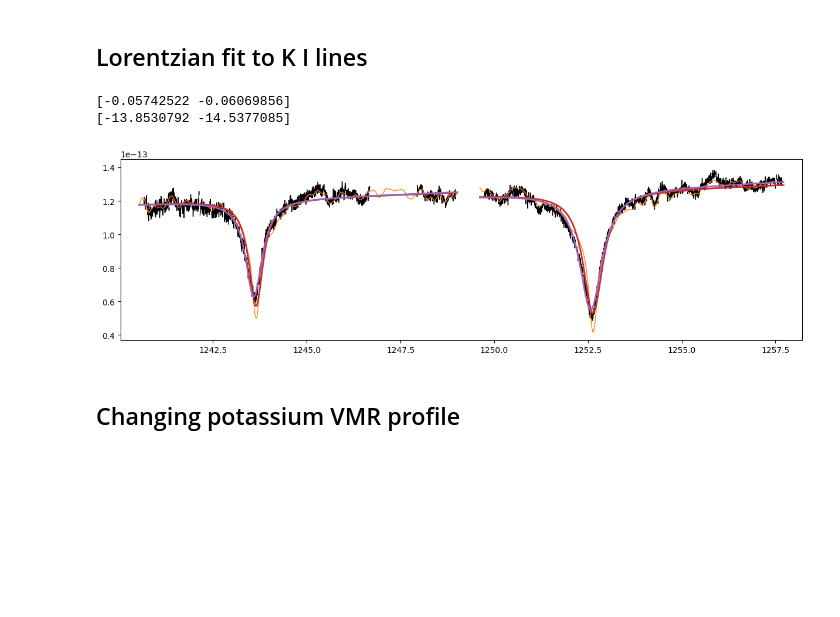
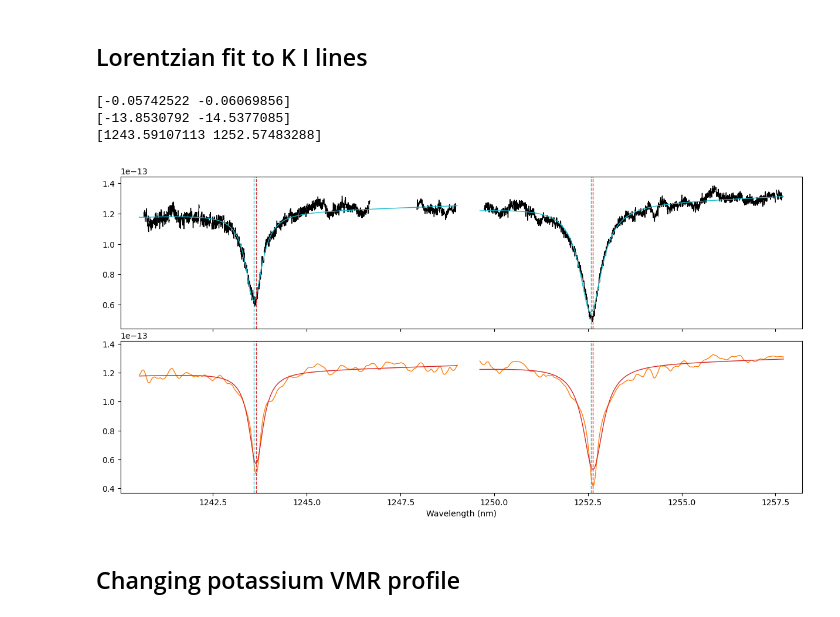
Before and after one commit to samderegt/retrieval_base, a Jupyter notebook: Luhman_16/test_K_lines.ipynb, the cells around one changed output. Cells and saved outputs as stored; diff of their text form; code cells hidden in the pictures; blank space fills up the shorter version.

```diff
--- a/Luhman_16/test_K_lines.ipynb
+++ b/Luhman_16/test_K_lines.ipynb
@@ -207,14 +207,12 @@ plt.show()
 # %%
 import petitRADTRANS.nat_cst as nc
 
-fig, ax = plt.subplots(figsize=(15,4), ncols=1)
+fig, ax = plt.subplots(figsize=(15,7), nrows=2, sharex=True, gridspec_kw={'hspace':0.08})
 
 order = 5
 for j in range(d_spec.n_dets):
-    ax.plot(d_spec.wave[order,j], d_spec.flux[order,j], c='k', lw=1)
-
-for j in range(d_spec.n_dets):
-    ax.plot(d_spec.wave[order,j], LogLike.f[order,j]*m_spec.flux[order,j], c='C1', lw=1)
+    ax[0].plot(d_spec.wave[order,j], d_spec.flux[order,j], c='k', lw=1)
+    ax[1].plot(d_spec.wave[order,j], LogLike.f[order,j]*m_spec.flux[order,j], c='C1', lw=1)
 
 from astropy.modeling.models import Lorentz1D, Linear1D, Const1D, Voigt1D
 from astropy.modeling.fitting import LevMarLSQFitter
@@ -232,7 +230,7 @@ s1 = Lorentz1D(amplitude=-1e-13, x_0=1243.6, fwhm=0.7) + \
 s = fit(
     s1, d_spec.wave[order,0], LogLike.f[order,0]*m_spec.flux[order,0]
     )
-ax.plot(d_spec.wave[order,0], s(d_spec.wave[order,0]), c='C3', lw=2)
+ax[1].plot(d_spec.wave[order,0], s(d_spec.wave[order,0]), c='C3', lw=1)
 K_I_pRT = [s.x_0_0.value]
 
 s1 = Lorentz1D(amplitude=-1e-13, x_0=1252.6, fwhm=0.7) + \
@@ -241,43 +239,54 @@ s1 = Lorentz1D(amplitude=-1e-13, x_0=1252.6, fwhm=0.7) + \
 s = fit(
     s1, d_spec.wave[order,1], LogLike.f[order,1]*m_spec.flux[order,1]
     )
-ax.plot(d_spec.wave[order,1], s(d_spec.wave[order,1]), c='C3', lw=2)
+ax[1].plot(d_spec.wave[order,1], s(d_spec.wave[order,1]), c='C3', lw=1)
 K_I_pRT.append(s.x_0_0.value)
 
 ########################################################################
 s1 = Lorentz1D(amplitude=-1e-13, x_0=1243.6, fwhm=0.7) + \
     Linear1D(slope=1e-15, intercept=-1.1e-12) + \
     Const1D(0)
 s = fit(
     s1, d_spec.wave[order,0][d_spec.mask_isfinite[order,0]],
     d_spec.flux[order,0][d_spec.mask_isfinite[order,0]]
     )
-ax.plot(d_spec.wave[order,0], s(d_spec.wave[order,0]), c='C4', lw=2)
+ax[0].plot(d_spec.wave[order,0], s(d_spec.wave[order,0]), c='C9', lw=1)
 K_I_obs = [s.x_0_0.value]
 
 s1 = Lorentz1D(amplitude=-1e-13, x_0=1252.6, fwhm=0.7) + \
     Linear1D(slope=1e-15, intercept=-1.1e-12) + \
     Const1D(0)
 s = fit(
     s1, d_spec.wave[order,1][d_spec.mask_isfinite[order,1]],
     d_spec.flux[order,1][d_spec.mask_isfinite[order,1]]
     )
-ax.plot(d_spec.wave[order,1], s(d_spec.wave[order,1]), c='C4', lw=2)
+ax[0].plot(d_spec.wave[order,1], s(d_spec.wave[order,1]), c='C9', lw=1)
 K_I_obs.append(s.x_0_0.value)
 
 K_I_obs = np.array(K_I_obs)
 K_I_pRT = np.array(K_I_pRT)
 print((K_I_obs-K_I_pRT))
 print((K_I_obs-K_I_pRT)/K_I_obs * 3e5)
+print(K_I_obs)
 
-ax.set(xlim=(d_spec.wave[order,0].min()-0.5, d_spec.wave[order,1].max()+0.5))
+for ax_i in ax:
+    for line in K_I_obs:
+        ax_i.axvline(line, c='C9', ls='--', lw=1)
+    for line in K_I_pRT:
+        ax_i.axvline(line, c='C3', ls='--', lw=1)
 
-#plt.savefig('./plots/K_lines_contr_em.pdf')
+ax[1].set(
+    xlabel=r'Wavelength (nm)',
+    xlim=(d_spec.wave[order,0].min()-0.5, d_spec.wave[order,1].max()+0.5)
+    )
+
+plt.savefig('./plots/K_lines_fit.pdf')
 plt.show()
 # %% [output]
 [-0.05742522 -0.06069856]
 [-13.8530792 -14.5377085]
+[1243.59107113 1252.57483288]
-[figure, old version]
+[figure, new version]
 # %% [markdown]
 ## Changing potassium VMR profile
 # %%
```
Also changed, not shown: parts of 1 cell of this notebook, 9 other files.
